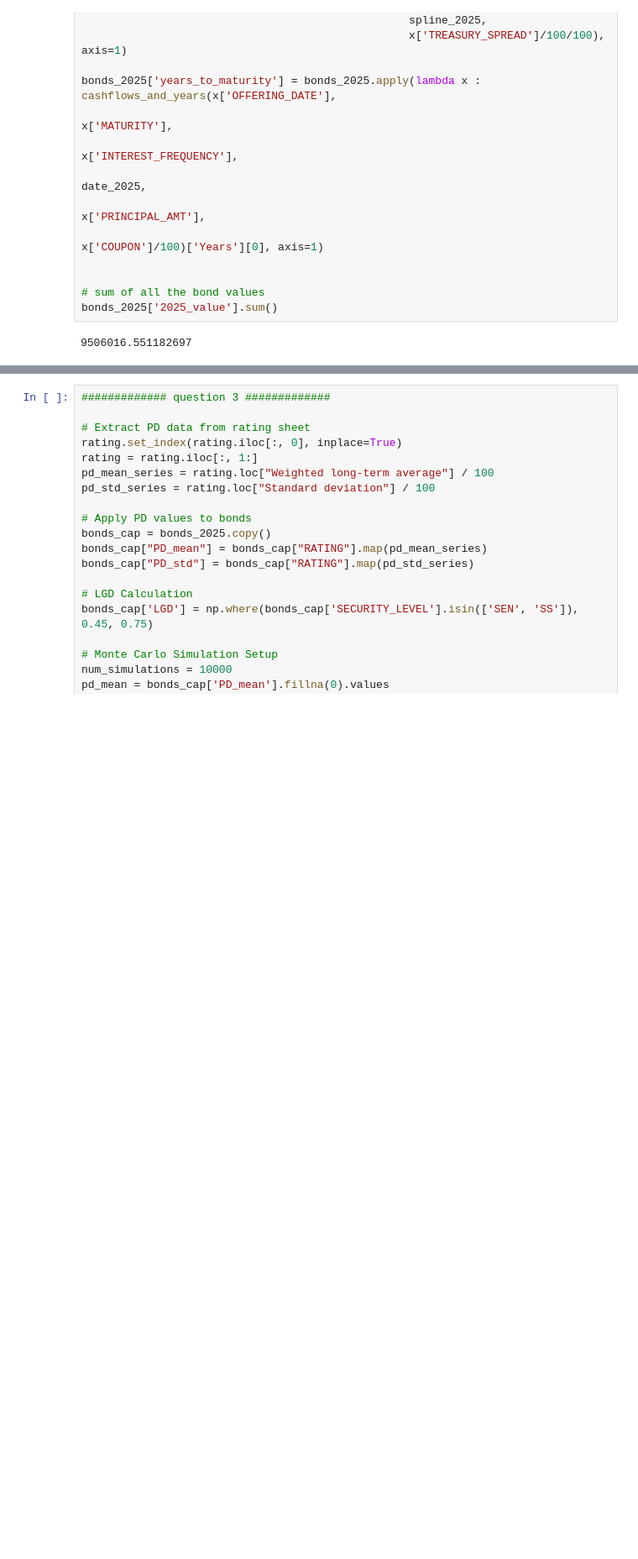
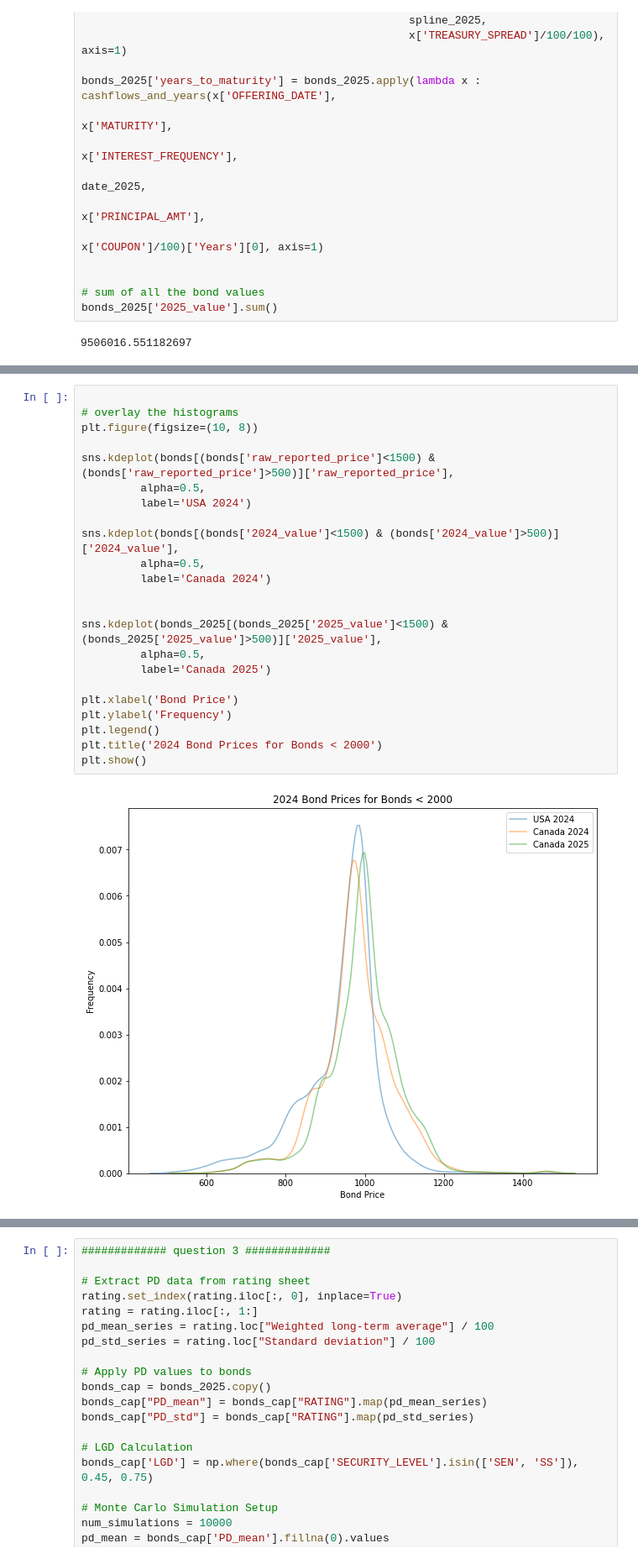
Before and after one commit to willseff/bond-pricing, a Jupyter notebook: bond_pricing.ipynb, the cells around one changed output, grey strips where cells are left out. Shown at 84% size. Saved outputs shown, nothing was run; the diff lists cells and outputs as text; blank space fills up the shorter version.

```diff
--- a/bond_pricing.ipynb
+++ b/bond_pricing.ipynb
@@ -229,0 +282,25 @@ plt.show()
+# %%
+
+# overlay the histograms
+plt.figure(figsize=(10, 8))
+
+sns.kdeplot(bonds[(bonds['raw_reported_price']<1500) & (bonds['raw_reported_price']>500)]['raw_reported_price'],
+         alpha=0.5,
+         label='USA 2024')
+
+sns.kdeplot(bonds[(bonds['2024_value']<1500) & (bonds['2024_value']>500)]['2024_value'],
+         alpha=0.5,
+         label='Canada 2024')
+
+
+sns.kdeplot(bonds_2025[(bonds_2025['2025_value']<1500) & (bonds_2025['2025_value']>500)]['2025_value'],
+         alpha=0.5,
+         label='Canada 2025')
+
+plt.xlabel('Bond Price')
+plt.ylabel('Frequency')
+plt.legend()
+plt.title('2024 Bond Prices for Bonds < 2000')
+plt.show()
+# %% [output]
+[figure, added]
```
Also changed, not shown: parts of 7 cells of this notebook.
